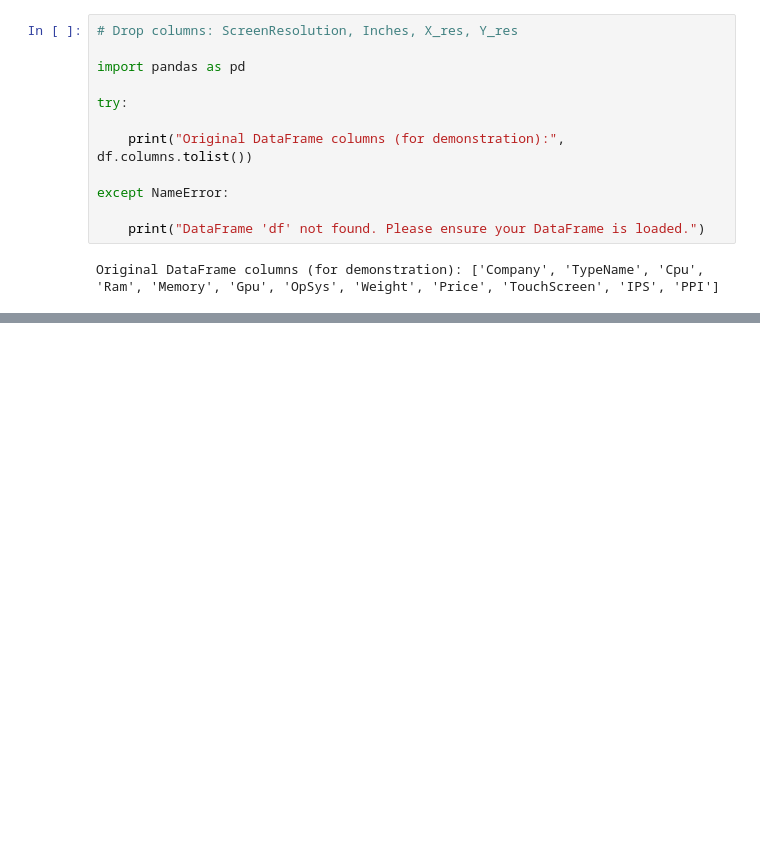
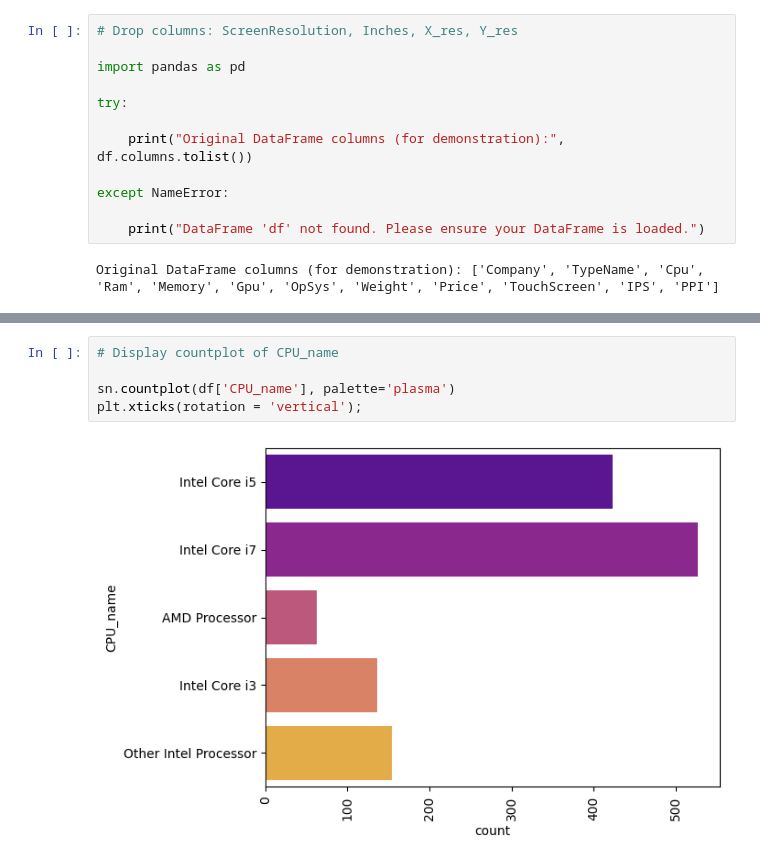
Before and after one commit to AAdewunmi/Laptop_Prices_Prediction_Project, a Jupyter notebook: Laptop_Price_Predictor.ipynb, the cells around one changed output, grey strips where cells are left out. Saved outputs shown, nothing was run; the diff lists cells and outputs as text; blank space fills up the shorter version.

Commit message:
Display countplot of CPU_name

```diff
--- a/Laptop_Price_Predictor.ipynb
+++ b/Laptop_Price_Predictor.ipynb
@@ -643,3 +643,10 @@ df.head()
 | 2 | HP | Notebook | Intel Core i5 7200U 2.5GHz | 8 | 256GB SSD | Intel HD Graphics 620 | No OS | 1.86 | 30636.0000 | 0 | ... |
 | 3 | Apple | Ultrabook | Intel Core i7 2.7GHz | 16 | 512GB SSD | AMD Radeon Pro 455 | macOS | 1.83 | 135195.3360 | 0 | ... |
 | 4 | Apple | Ultrabook | Intel Core i5 3.1GHz | 8 | 256GB SSD | Intel Iris Plus Graphics 650 | macOS | 1.37 | 96095.8080 | 0 | ... |
+# %%
+# Display countplot of CPU_name
+
+sn.countplot(df['CPU_name'], palette='plasma')
+plt.xticks(rotation = 'vertical');
+# %% [output]
+[figure, added]
```
